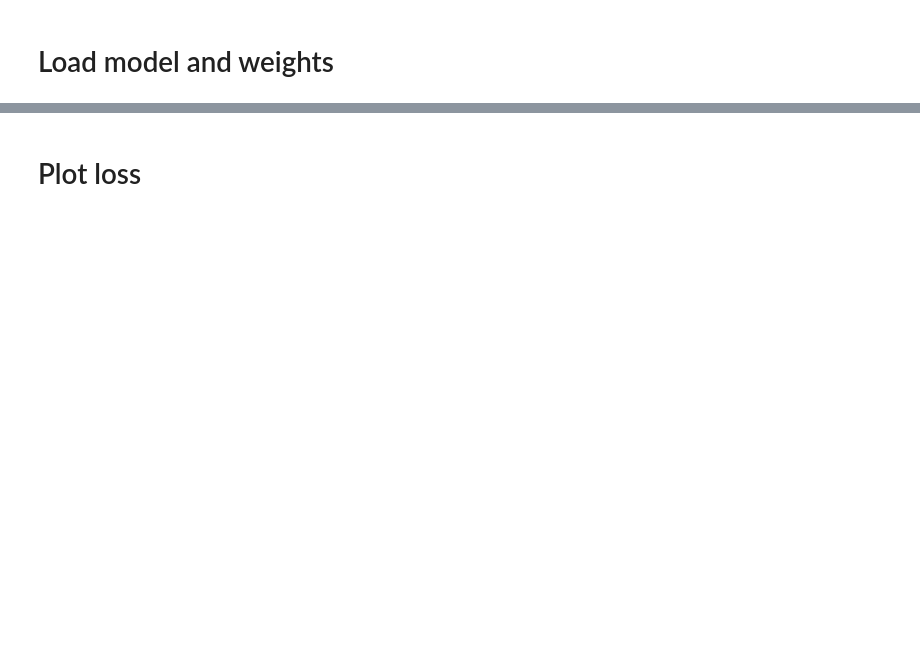
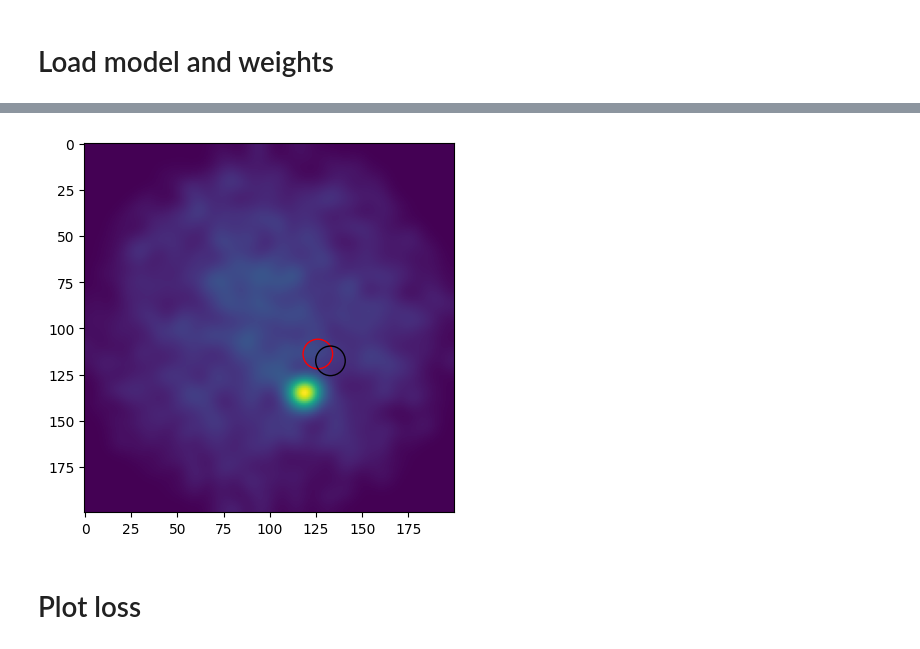
Before and after one commit to ambra-dipiano/astroAI, a Jupyter notebook: astroai/notebooks/cnn-regressor.ipynb, the cells around one changed output, grey strips where cells are left out. Cells and saved outputs as stored; diff of their text form; code cells hidden in the pictures; blank space fills up the shorter version.

```diff
--- a/astroai/notebooks/cnn-regressor.ipynb
+++ b/astroai/notebooks/cnn-regressor.ipynb
@@ -113,3 +127,16 @@ plot_heatmap_wcs(test_data[idx], wcs=w, title=f'heatmap {seed}', show=True,
+# %%
+yx = y, x
+yxl = yl * binning, xl * binning
+radius_pix = 0.2/0.025
+
+ax = plt.subplot()
+ax.imshow(np.fliplr(test_data[idx]), vmin=0, vmax=1)
+ax.add_patch(plt.Circle(yx, radius=radius_pix, edgecolor='r', facecolor='none'))
+ax.add_patch(plt.Circle(yxl, radius=radius_pix, edgecolor='k', facecolor='none'))
+
+plt.show()
+# %% [output]
+[figure, added]
 # %% [markdown]
 # Plot loss
 # %%
```
Also changed, not shown: parts of 20 cells of this notebook.
